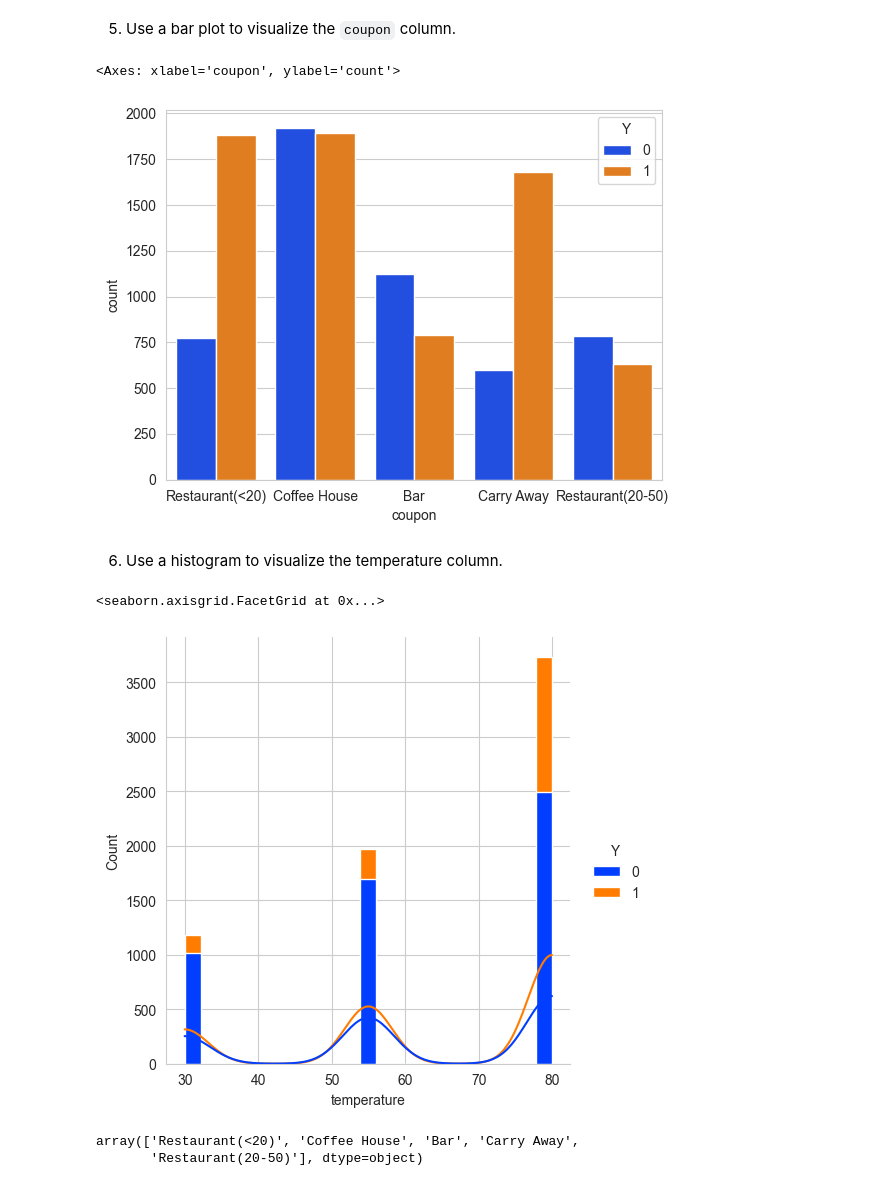
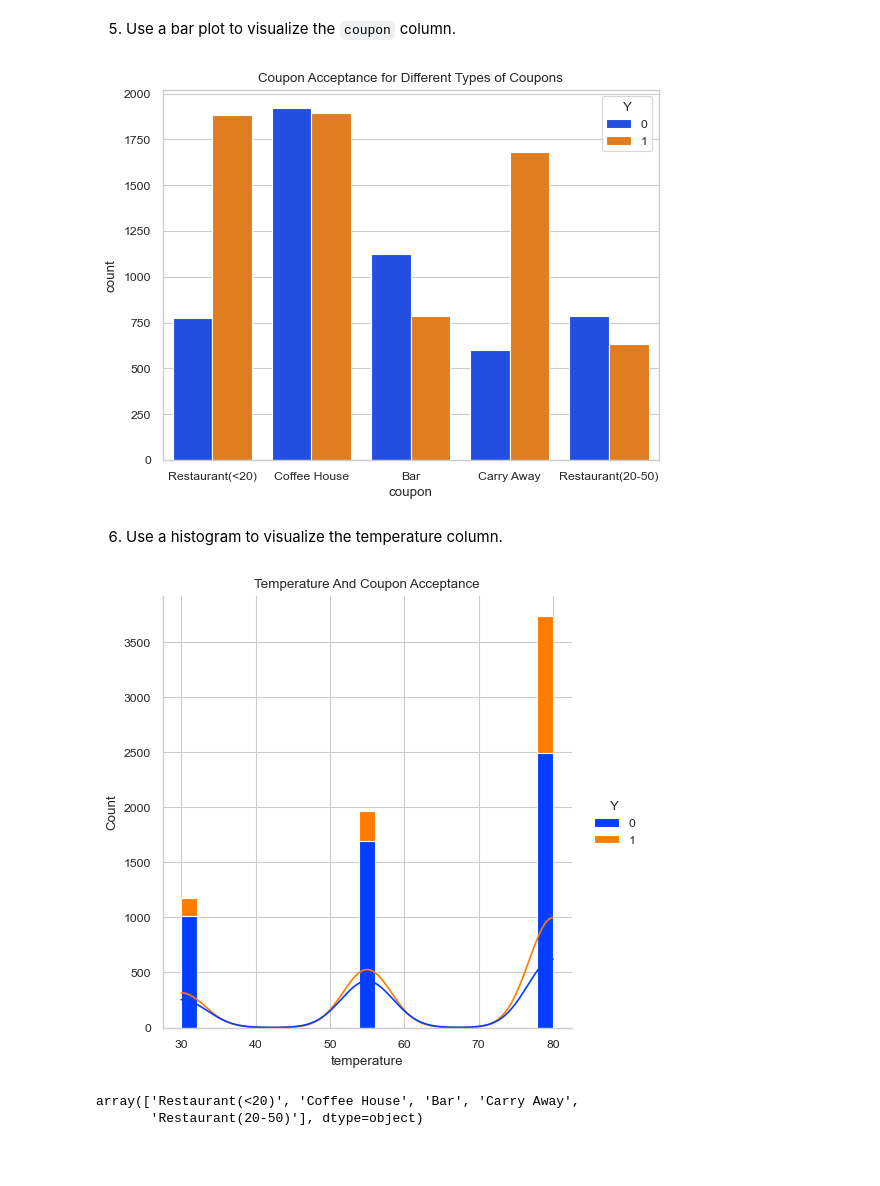
Before and after one commit to geo-rge-li/uci-coupon-analysis, a Jupyter notebook: prompt.ipynb, the cells around one changed output. Cells and saved outputs as stored; diff of their text form; code cells hidden in the pictures; blank space fills up the shorter version.

Commit message:
add visuals to the report

```diff
--- a/prompt.ipynb
+++ b/prompt.ipynb
@@ -171,17 +171,17 @@ print(df[df['Y'] == 1].size / df.size)
 # %% [markdown]
 5. Use a bar plot to visualize the `coupon` column.
 # %%
-sns.countplot(df, x="coupon", hue="Y", palette='bright', alpha = 1)
+sns.countplot(df, x="coupon", hue="Y", palette='bright', alpha = 1).set_title('Coupon Acceptance for Different Types of Coupons')
+plt.savefig('images/coupon_bar.png')
 # %% [output]
-<Axes: xlabel='coupon', ylabel='count'>
-[figure, old version]
+[figure, new version]
 # %% [markdown]
 6. Use a histogram to visualize the temperature column.
 # %%
-sns.displot(df, x='temperature', hue='Y', kde=True, palette='bright', alpha = 1)
+sns.displot(df, x='temperature', hue='Y', kde=True, palette='bright', alpha = 1).set(title='Temperature And Coupon Acceptance')
+plt.savefig('images/temperature_hist.png')
 # %% [output]
-<seaborn.axisgrid.FacetGrid at 0x...>
-[figure, old version]
+[figure, new version]
 # %%
 df['coupon'].unique()
 # %% [output]
```
Also changed, not shown: parts of 11 cells of this notebook, 14 other files.
